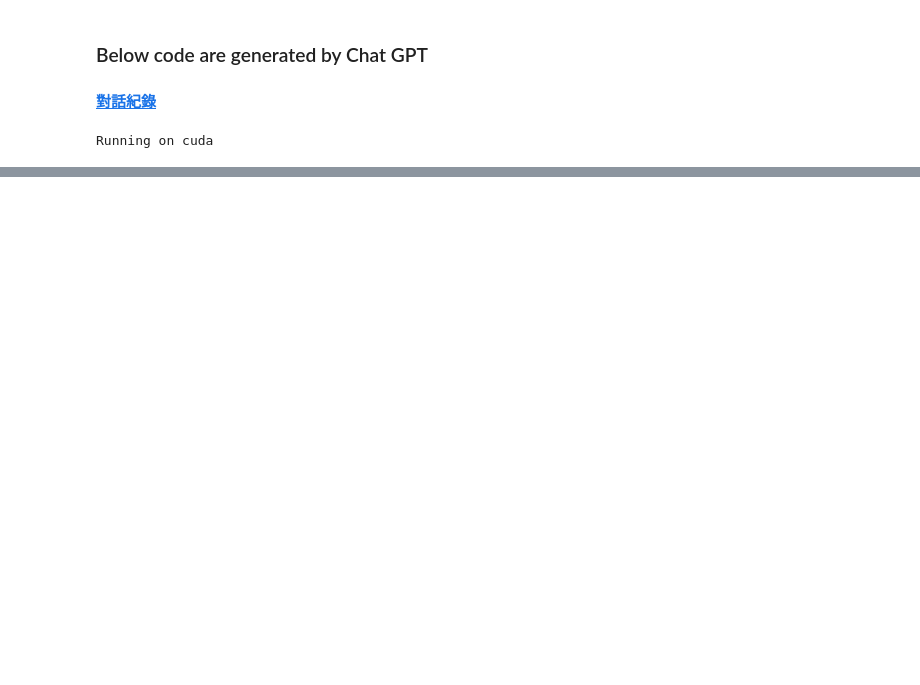
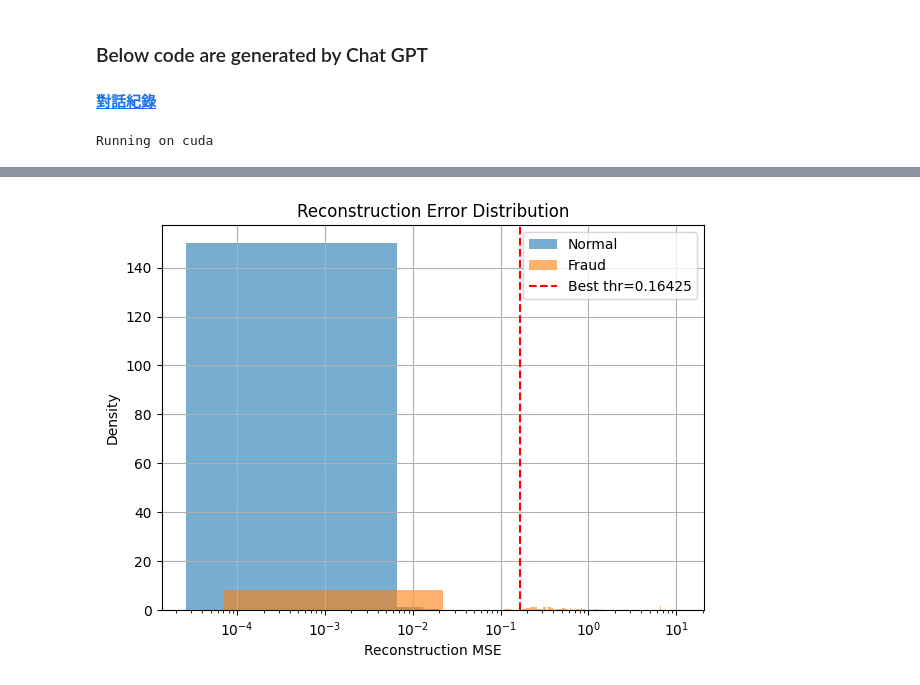
Before and after one commit to yangchenghan629/credit_card_fraud_detection_AE, a Jupyter notebook: credit-card-fraud-detection-vae.ipynb, the cells around one changed output, grey strips where cells are left out. Saved outputs shown, nothing was run; the diff lists cells and outputs as text; code cells hidden in the pictures; blank space fills up the shorter version.

```diff
--- a/credit-card-fraud-detection-vae.ipynb
+++ b/credit-card-fraud-detection-vae.ipynb
@@ -412,0 +446,14 @@ Best F1 on validation: 0.8696 at thr=0.063142
+# %%
+plt.figure(figsize=(7,5))
+plt.hist(val_mse[y_valid==0], bins=500, alpha=0.6, label='Normal', density=True)
+plt.hist(val_mse[y_valid==1], bins=500, alpha=0.6, label='Fraud', density=True)
+plt.axvline(best_thr, color='r', linestyle='--', label=f'Best thr={best_thr:.5f}')
+plt.xlabel('Reconstruction MSE')
+plt.ylabel('Density')
+plt.legend()
+plt.title('Reconstruction Error Distribution')
+plt.xscale('log')
+plt.grid(True)
+plt.show()
+# %% [output]
+[figure, added]
```
Also changed, not shown: parts of 15 cells of this notebook.
